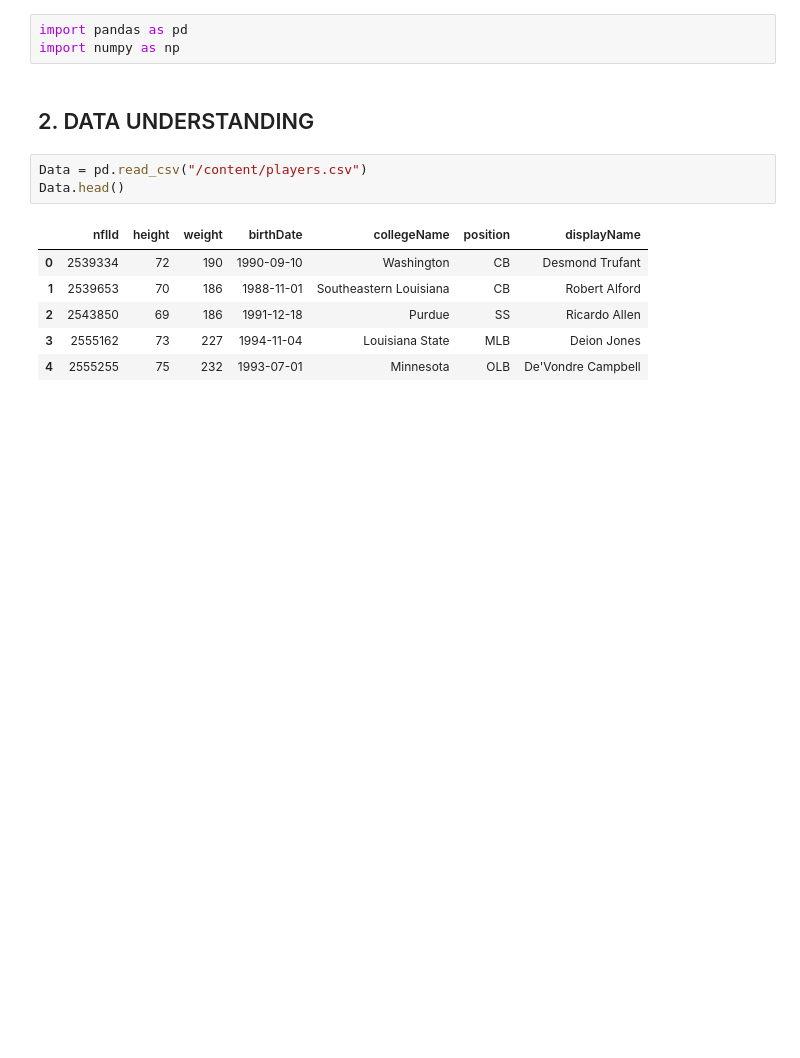
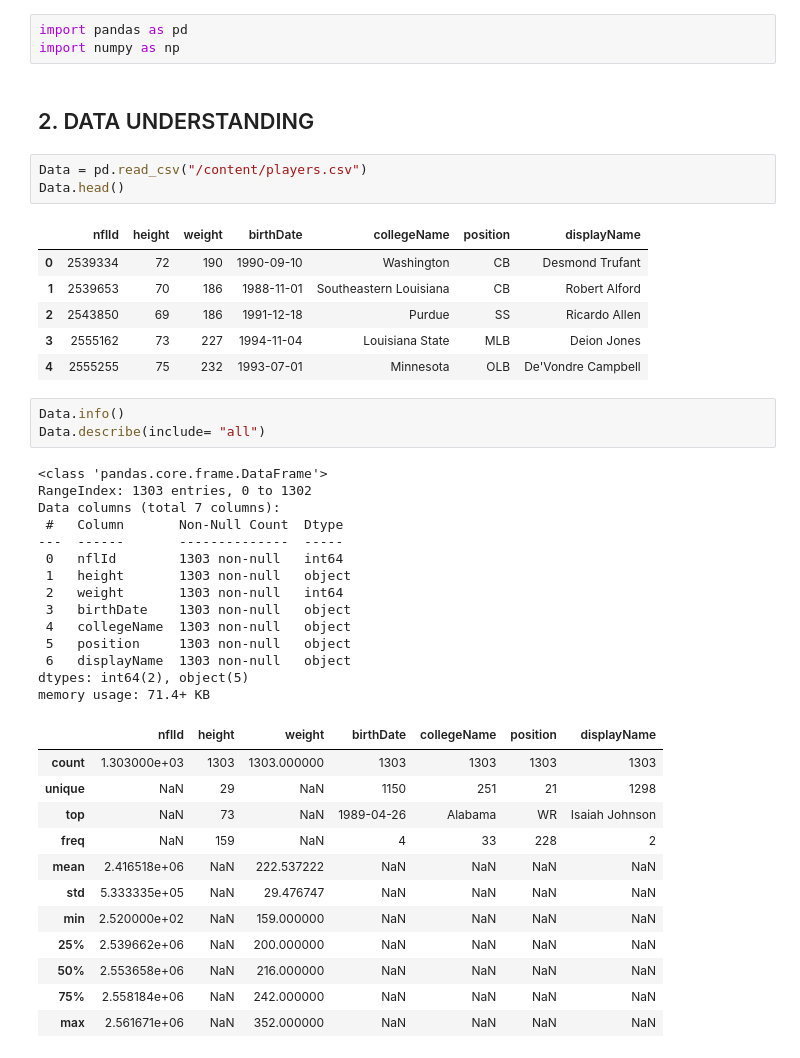
Before and after one commit to SylviaMwai/NFL-Players-Analytics-EDA-, a Jupyter notebook: NFL_Players_Analytics_(EDA).ipynb, the cells around one changed output. Drawn from its saved outputs; the diff is of its cells as text; blank space fills up the shorter version.

```diff
--- a/NFL_Players_Analytics_(EDA).ipynb
+++ b/NFL_Players_Analytics_(EDA).ipynb
@@ -59,3 +59,33 @@ Data.head()
 | 2 | 2543850 | 69 | 186 | 1991-12-18 | Purdue | SS | Ricardo Allen |
 | 3 | 2555162 | 73 | 227 | 1994-11-04 | Louisiana State | MLB | Deion Jones |
 | 4 | 2555255 | 75 | 232 | 1993-07-01 | Minnesota | OLB | De'Vondre Campbell |
+# %%
+Data.info()
+Data.describe(include= "all")
+# %% [output]
+<class 'pandas.core.frame.DataFrame'>
+RangeIndex: 1303 entries, 0 to 1302
+Data columns (total 7 columns):
+ #   Column       Non-Null Count  Dtype
+---  ------       --------------  -----
+ 0   nflId        1303 non-null   int64
+ 1   height       1303 non-null   object
+ 2   weight       1303 non-null   int64
+ 3   birthDate    1303 non-null   object
+ 4   collegeName  1303 non-null   object
+ 5   position     1303 non-null   object
+ 6   displayName  1303 non-null   object
+dtypes: int64(2), object(5)
+memory usage: 71.4+ KB
+|  | nflId | height | weight | birthDate | collegeName | position | displayName |
+| count | 1.303000e+03 | 1303 | 1303.000000 | 1303 | 1303 | 1303 | 1303 |
+| unique | NaN | 29 | NaN | 1150 | 251 | 21 | 1298 |
+| top | NaN | 73 | NaN | 1989-04-26 | Alabama | WR | Isaiah Johnson |
+| freq | NaN | 159 | NaN | 4 | 33 | 228 | 2 |
+| mean | 2.416518e+06 | NaN | 222.537222 | NaN | NaN | NaN | NaN |
+| std | 5.333335e+05 | NaN | 29.476747 | NaN | NaN | NaN | NaN |
+| min | 2.520000e+02 | NaN | 159.000000 | NaN | NaN | NaN | NaN |
+| 25% | 2.539662e+06 | NaN | 200.000000 | NaN | NaN | NaN | NaN |
+| 50% | 2.553658e+06 | NaN | 216.000000 | NaN | NaN | NaN | NaN |
+| 75% | 2.558184e+06 | NaN | 242.000000 | NaN | NaN | NaN | NaN |
+| max | 2.561671e+06 | NaN | 352.000000 | NaN | NaN | NaN | NaN |
```
Also changed, not shown: parts of 2 cells of this notebook.
